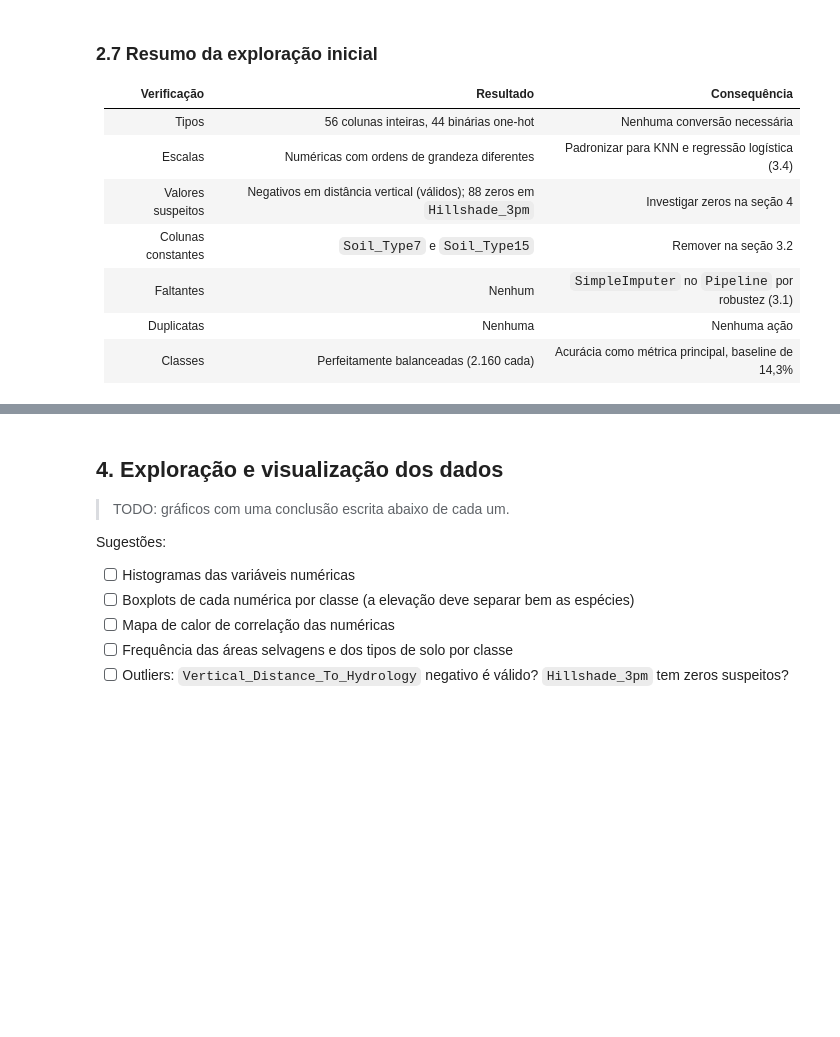
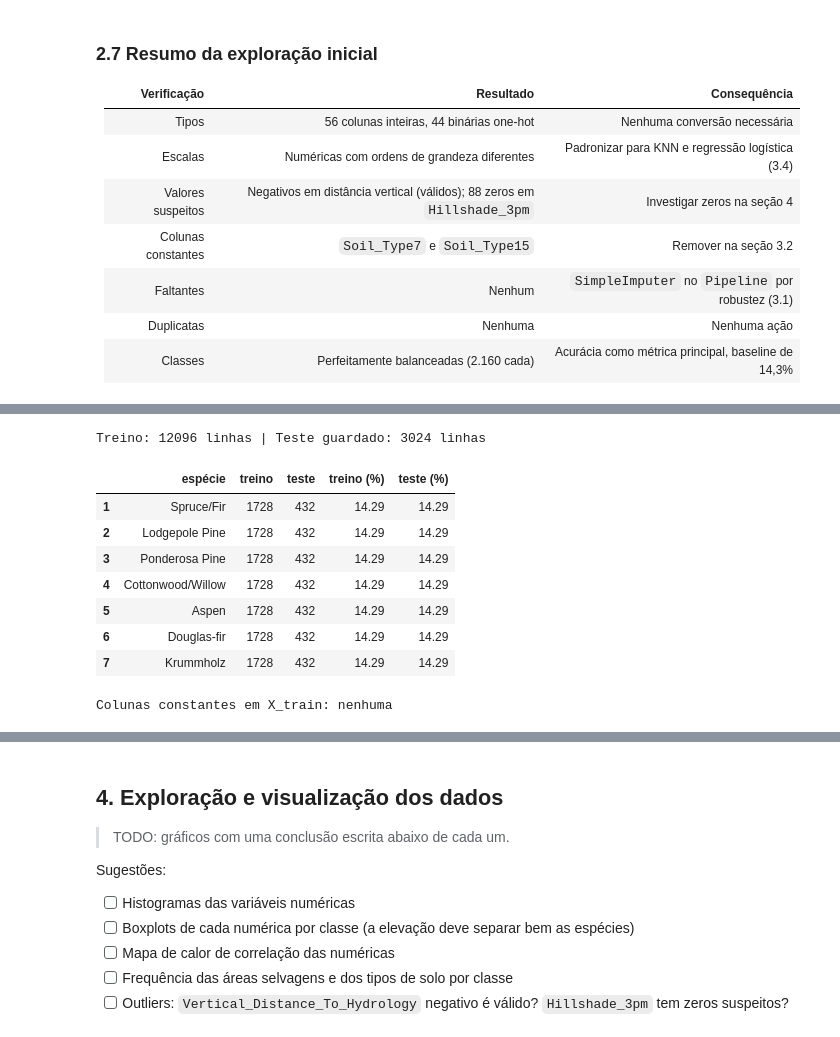
Before and after one commit to delpupoarthur/forest-cover-classification, a Jupyter notebook: forest_cover_classification.ipynb, the cells around one changed output, grey strips where cells are left out. Cells and saved outputs as stored; diff of their text form; code cells hidden in the pictures; blank space fills up the shorter version.

```diff
--- a/forest_cover_classification.ipynb
+++ b/forest_cover_classification.ipynb
@@ -323,0 +344,10 @@ Um cuidado importante: esse equilíbrio é artificial. O `train.csv` do Kaggle f
+# %%
+# Colunas com um único valor em todo o train.csv
+CONST_COLS = [col for col in df.columns if df[col].nunique() == 1]
+print("Colunas constantes:", CONST_COLS)
+
+# Quantas linhas do teste do Kaggle têm esses tipos de solo
+if df_test_kaggle is not None:
+    for col in CONST_COLS:
+        n = df_test_kaggle[col].sum()
+        print(f"{col} no teste do Kaggle: {n} linhas ({n / len(df_test_kaggle):.3%})")
@@ -323,0 +387,33 @@ Um cuidado importante: esse equilíbrio é artificial. O `train.csv` do Kaggle f
+# %%
+X_train, X_test, y_train, y_test = train_test_split(
+    X, y, test_size=0.2, stratify=y, random_state=RANDOM_STATE
+)
+
+print(f"Treino: {X_train.shape[0]} linhas | Teste guardado: {X_test.shape[0]} linhas")
+# %% [output]
+Treino: 12096 linhas | Teste guardado: 3024 linhas
+# %%
+# Confere a estratificação: as duas partes devem ter as mesmas proporções por classe
+proporcoes = pd.DataFrame({
+    "espécie": [COVER_NAMES[c] for c in sorted(COVER_NAMES)],
+    "treino": y_train.value_counts().sort_index().values,
+    "teste": y_test.value_counts().sort_index().values,
+}, index=sorted(COVER_NAMES))
+proporcoes["treino (%)"] = (proporcoes["treino"] / len(y_train) * 100).round(2)
+proporcoes["teste (%)"] = (proporcoes["teste"] / len(y_test) * 100).round(2)
+proporcoes
+# %% [output]
+|  | espécie | treino | teste | treino (%) | teste (%) |
+| 1 | Spruce/Fir | 1728 | 432 | 14.29 | 14.29 |
+| 2 | Lodgepole Pine | 1728 | 432 | 14.29 | 14.29 |
+| 3 | Ponderosa Pine | 1728 | 432 | 14.29 | 14.29 |
+| 4 | Cottonwood/Willow | 1728 | 432 | 14.29 | 14.29 |
+| 5 | Aspen | 1728 | 432 | 14.29 | 14.29 |
+| 6 | Douglas-fir | 1728 | 432 | 14.29 | 14.29 |
+| 7 | Krummholz | 1728 | 432 | 14.29 | 14.29 |
+# %%
+# Depois da divisão, nenhuma coluna pode ter ficado constante no treino
+const_no_treino = [col for col in X_train.columns if X_train[col].nunique() == 1]
+print("Colunas constantes em X_train:", const_no_treino or "nenhuma")
+# %% [output]
+Colunas constantes em X_train: nenhuma
```
Also changed, not shown: parts of 23 cells of this notebook.
